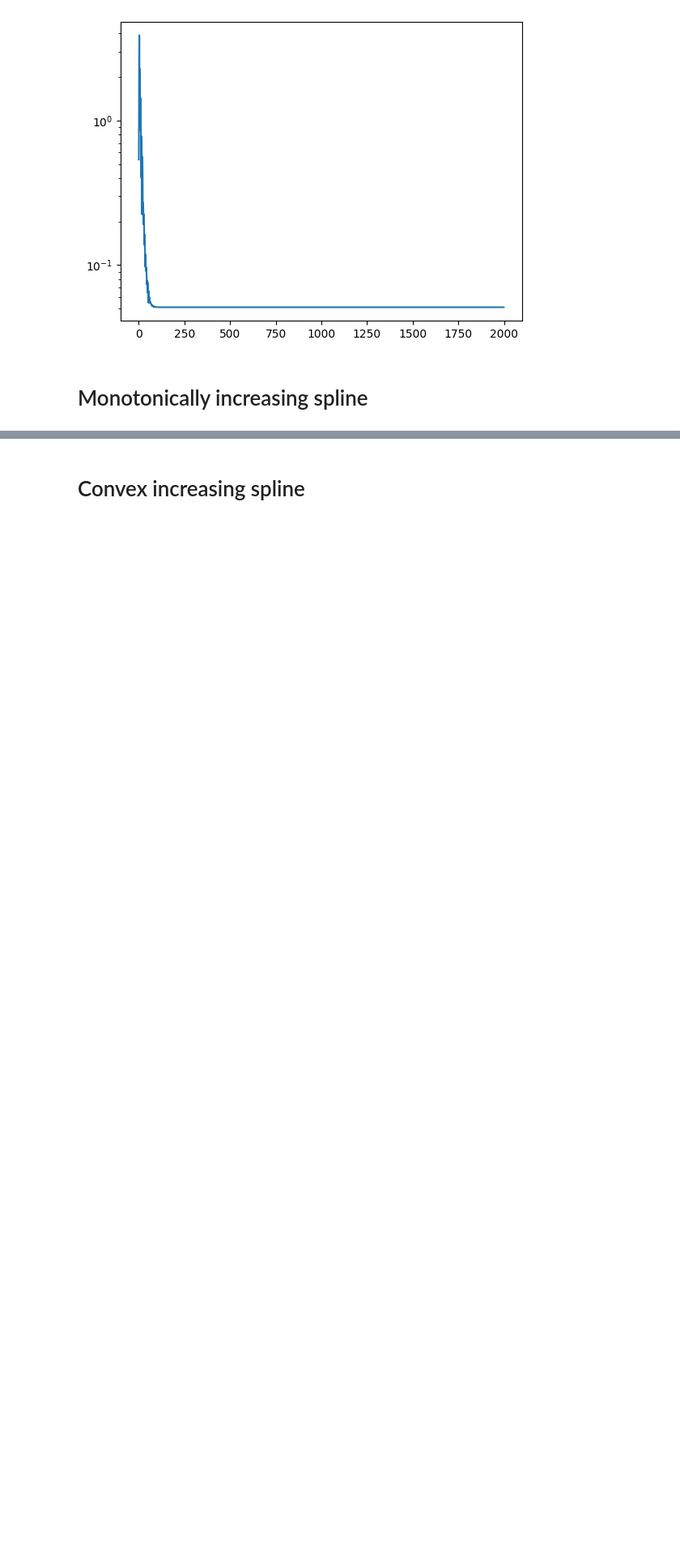
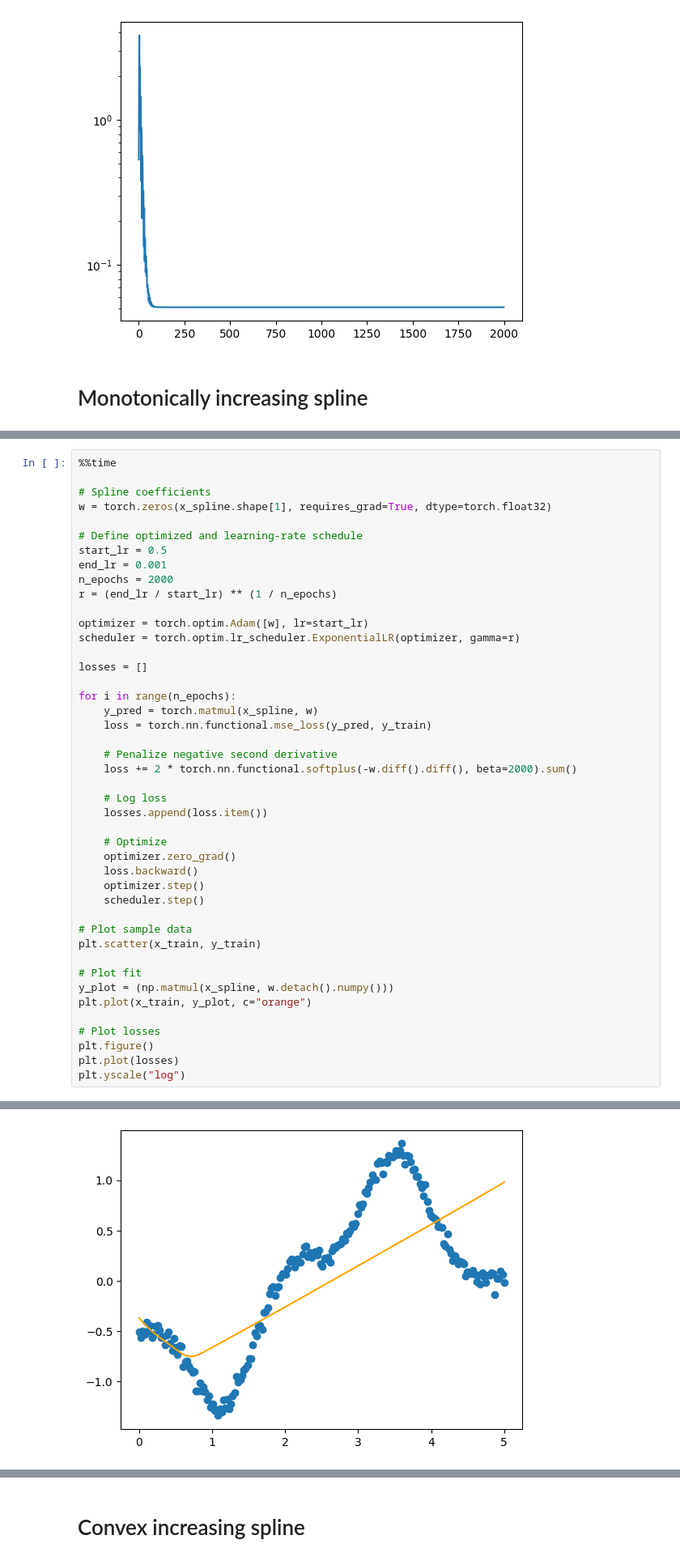
Before and after one commit to danilsson/pytorch-splines, a Jupyter notebook: notebooks/pytorch_constrained_spline.ipynb, the cells around one changed output, grey strips where cells are left out. Shown: that part at 81% size. Saved outputs shown, nothing was run; the diff lists cells and outputs as text; blank space fills up the shorter version.

```diff
--- a/notebooks/pytorch_constrained_spline.ipynb
+++ b/notebooks/pytorch_constrained_spline.ipynb
@@ -201,0 +204,45 @@ Wall time: 803 ms
+# %%
+%%time
+
+# Spline coefficients
+w = torch.zeros(x_spline.shape[1], requires_grad=True, dtype=torch.float32)
+
+# Define optimized and learning-rate schedule
+start_lr = 0.5
+end_lr = 0.001
+n_epochs = 2000
+r = (end_lr / start_lr) ** (1 / n_epochs)
+
+optimizer = torch.optim.Adam([w], lr=start_lr)
+scheduler = torch.optim.lr_scheduler.ExponentialLR(optimizer, gamma=r)
+
+losses = []
+
+for i in range(n_epochs):
+    y_pred = torch.matmul(x_spline, w)
+    loss = torch.nn.functional.mse_loss(y_pred, y_train)
+
+    # Penalize negative second derivative
+    loss += 2 * torch.nn.functional.softplus(-w.diff().diff(), beta=2000).sum()
+
+    # Log loss
+    losses.append(loss.item())
+
+    # Optimize
+    optimizer.zero_grad()
+    loss.backward()
+    optimizer.step()
+    scheduler.step()
+
+# Plot sample data
+plt.scatter(x_train, y_train)
+
+# Plot fit
+y_plot = (np.matmul(x_spline, w.detach().numpy()))
+plt.plot(x_train, y_plot, c="orange")
+
+# Plot losses
+plt.figure()
+plt.plot(losses)
+plt.yscale("log")
+# %% [output]
@@ -201,0 +251 @@ Wall time: 803 ms
+[figure, added]
```
Also changed, not shown: parts of 7 cells of this notebook.
